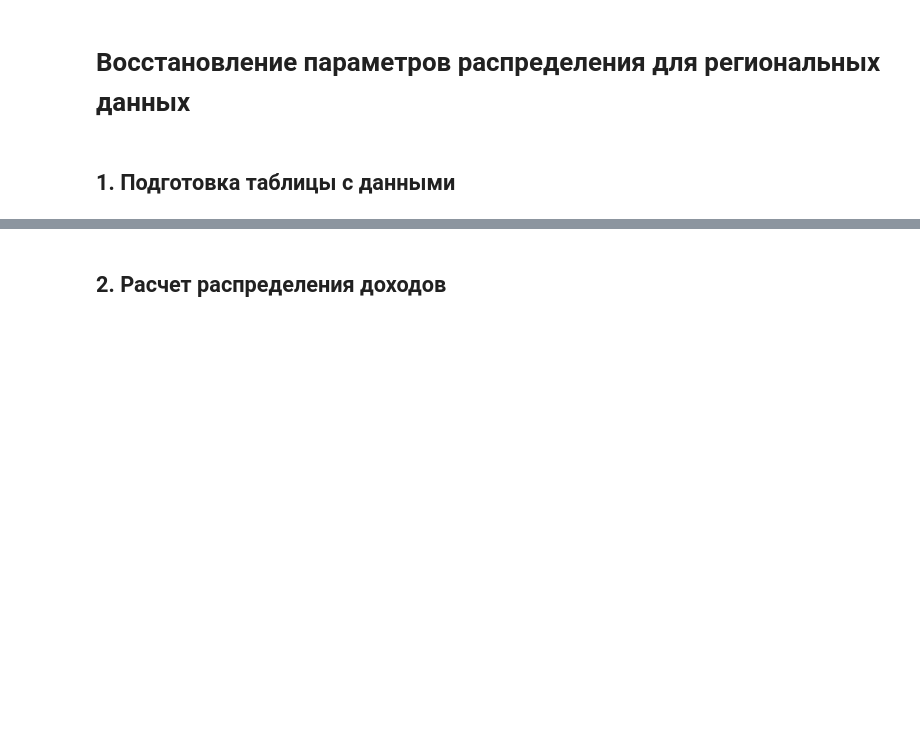
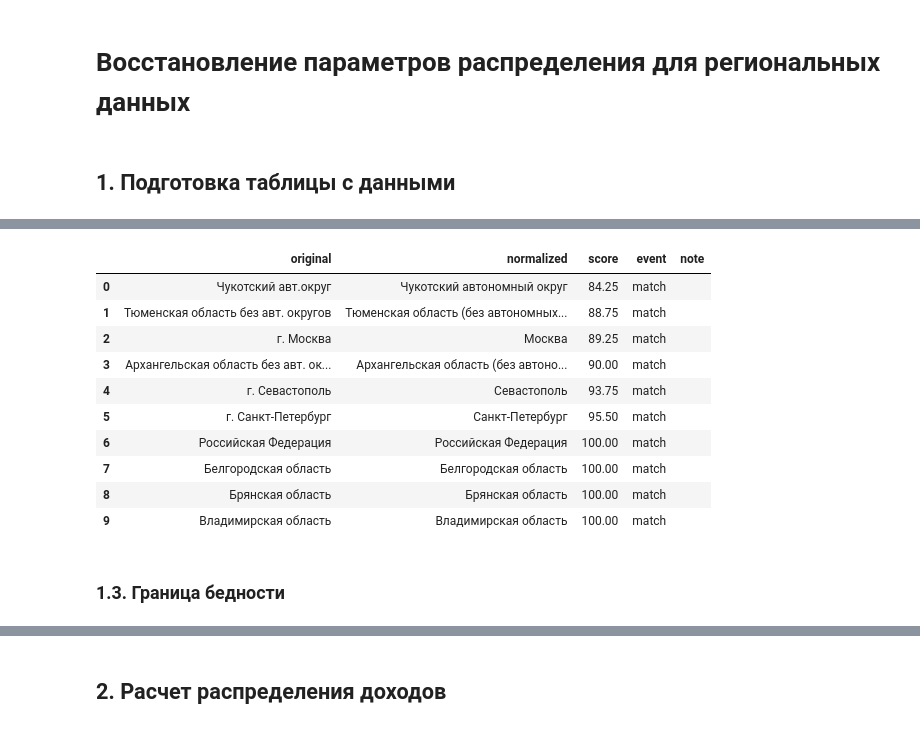
Before and after one commit to tochno-st/poverty_hack, a Jupyter notebook: regions_distributions.ipynb, the cells around one changed output, grey strips where cells are left out. Saved outputs shown, nothing was run; the diff lists cells and outputs as text; code cells hidden in the pictures; blank space fills up the shorter version.

```diff
--- a/regions_distributions.ipynb
+++ b/regions_distributions.ipynb
@@ -63,0 +54,16 @@ poverty['region'] = poverty['region'].str.replace('в том числе:', '', r
+# %%
+matcher.get_match().head(10)
+# %% [output]
+|  | original | normalized | score | event | note |
+| 0 | Чукотский авт.округ | Чукотский автономный округ | 84.25 | match |  |
+| 1 | Тюменская область без авт. округов | Тюменская область (без автономных... | 88.75 | match |  |
+| 2 | г. Москва | Москва | 89.25 | match |  |
+| 3 | Архангельская область без авт. ок... | Архангельская область (без автоно... | 90.00 | match |  |
+| 4 | г. Севастополь | Севастополь | 93.75 | match |  |
+| 5 | г. Санкт-Петербург | Санкт-Петербург | 95.50 | match |  |
+| 6 | Российская Федерация | Российская Федерация | 100.00 | match |  |
+| 7 | Белгородская область | Белгородская область | 100.00 | match |  |
+| 8 | Брянская область | Брянская область | 100.00 | match |  |
+| 9 | Владимирская область | Владимирская область | 100.00 | match |  |
+# %% [markdown]
+### 1.3. Граница бедности
```
Also changed, not shown: parts of 31 cells of this notebook.
